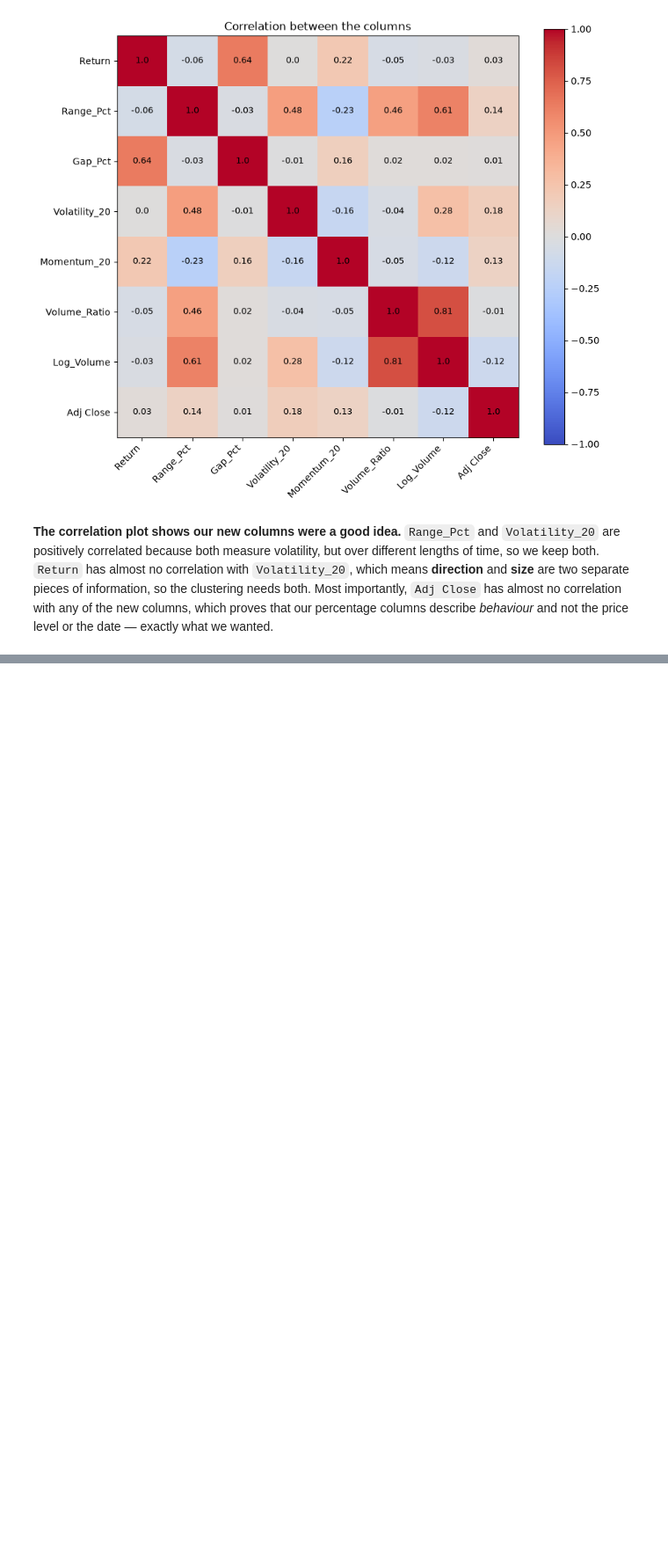
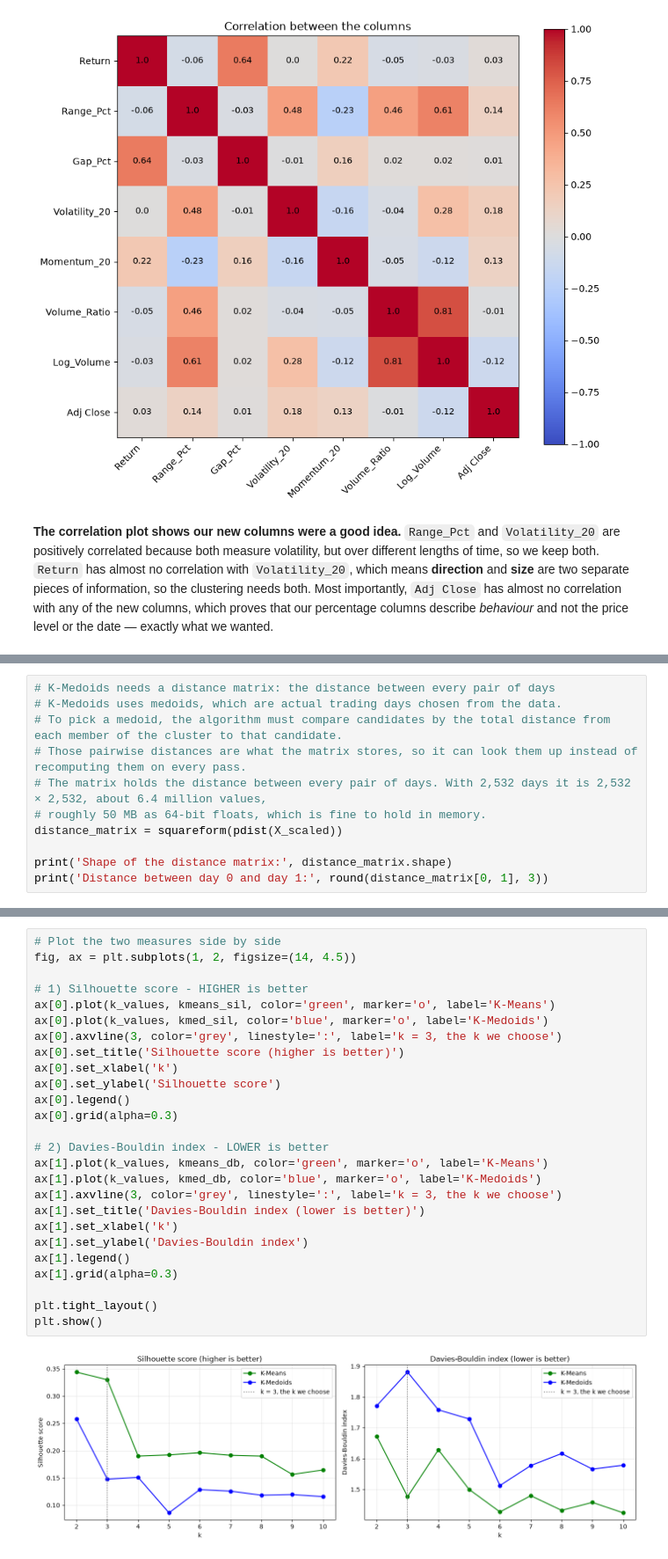
Before and after one commit to zawmoehtike-cct/CA1MLB-2026230, a Jupyter notebook: CA1MLB.ipynb, the cells around one changed output, grey strips where cells are left out. Shown at 88% size. Saved outputs shown, nothing was run; the diff lists cells and outputs as text; blank space fills up the shorter version.

Commit message:
clustering, comparison between clustering

```diff
--- a/CA1MLB.ipynb
+++ b/CA1MLB.ipynb
@@ -525,0 +593,11 @@ not the price level or the date — exactly what we wanted.
+# %%
+# K-Medoids needs a distance matrix: the distance between every pair of days
+# K-Medoids uses medoids, which are actual trading days chosen from the data.
+# To pick a medoid, the algorithm must compare candidates by the total distance from each member of the cluster to that candidate.
+# Those pairwise distances are what the matrix stores, so it can look them up instead of recomputing them on every pass.
+# The matrix holds the distance between every pair of days. With 2,532 days it is 2,532 × 2,532, about 6.4 million values,
+# roughly 50 MB as 64-bit floats, which is fine to hold in memory.
+distance_matrix = squareform(pdist(X_scaled))
+
+print('Shape of the distance matrix:', distance_matrix.shape)
+print('Distance between day 0 and day 1:', round(distance_matrix[0, 1], 3))
@@ -525,0 +689,28 @@ not the price level or the date — exactly what we wanted.
+# %%
+# Plot the two measures side by side
+fig, ax = plt.subplots(1, 2, figsize=(14, 4.5))
+
+# 1) Silhouette score - HIGHER is better
+ax[0].plot(k_values, kmeans_sil, color='green', marker='o', label='K-Means')
+ax[0].plot(k_values, kmed_sil, color='blue', marker='o', label='K-Medoids')
+ax[0].axvline(3, color='grey', linestyle=':', label='k = 3, the k we choose')
+ax[0].set_title('Silhouette score (higher is better)')
+ax[0].set_xlabel('k')
+ax[0].set_ylabel('Silhouette score')
+ax[0].legend()
+ax[0].grid(alpha=0.3)
+
+# 2) Davies-Bouldin index - LOWER is better
+ax[1].plot(k_values, kmeans_db, color='green', marker='o', label='K-Means')
+ax[1].plot(k_values, kmed_db, color='blue', marker='o', label='K-Medoids')
+ax[1].axvline(3, color='grey', linestyle=':', label='k = 3, the k we choose')
+ax[1].set_title('Davies-Bouldin index (lower is better)')
+ax[1].set_xlabel('k')
+ax[1].set_ylabel('Davies-Bouldin index')
+ax[1].legend()
+ax[1].grid(alpha=0.3)
+
+plt.tight_layout()
+plt.show()
+# %% [output]
+[figure, added]
```
Also changed, not shown: parts of 31 cells of this notebook.
